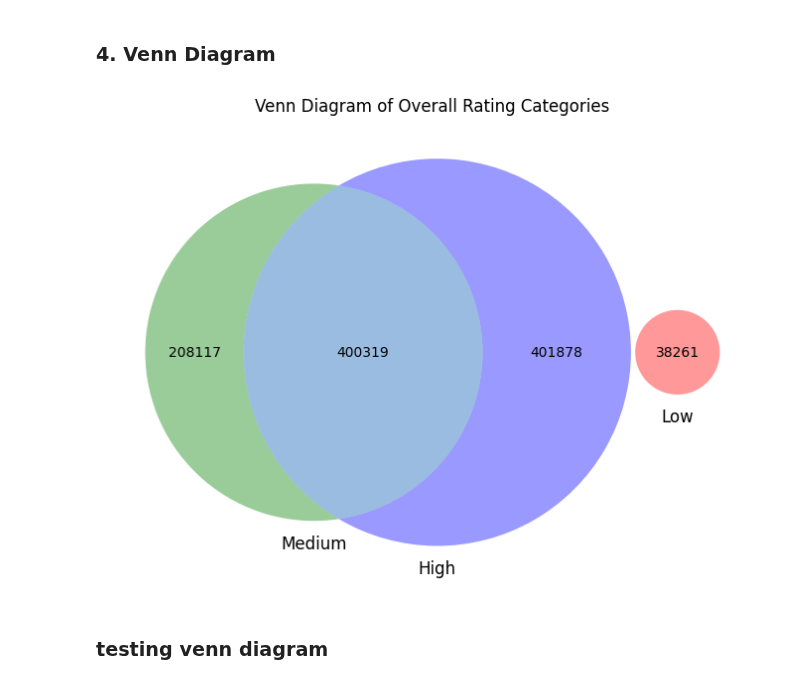
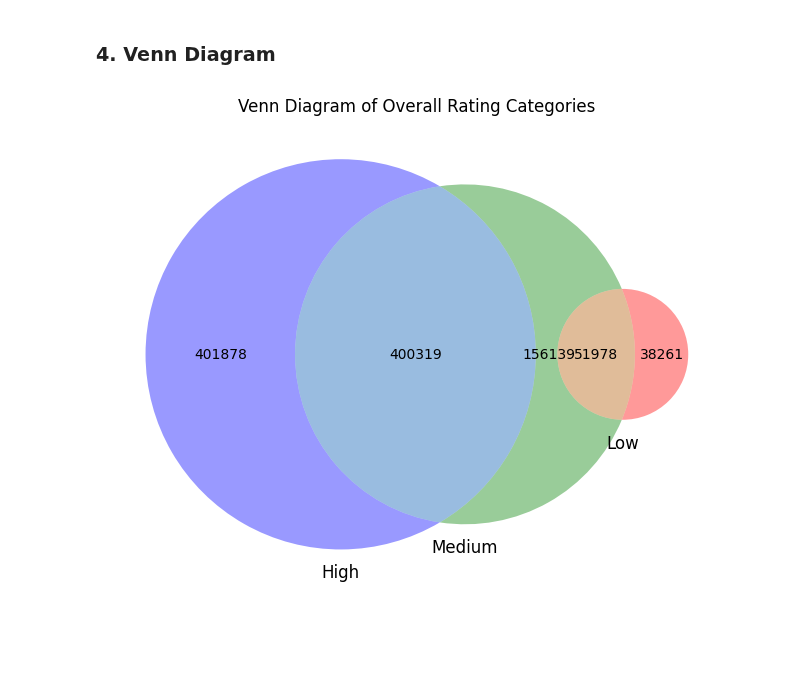
Before and after one commit to yceugene/DA_Proj_G7, a Jupyter notebook: src/main.ipynb, the cells around one changed output. Cells and saved outputs as stored; diff of their text form; code cells hidden in the pictures; blank space fills up the shorter version.

```diff
--- a/src/main.ipynb
+++ b/src/main.ipynb
@@ -318,26 +303,24 @@ IQR: 1.0;
 ### 4. Venn Diagram
 # %%
 # Define rating categories (for example, Low, Medium, High ratings)
-low = set(overall_rating[overall_rating < 2.0].index)
+low = set(overall_rating[overall_rating <= 2.0].index)
 medium = set(overall_rating[(overall_rating >= 2.0) & (overall_rating <= 4)].index)
 high = set(overall_rating[overall_rating >= 4].index)
 
 # Calculate the sizes of all 7 regions in the Venn diagram
 only_low = len(low - medium - high)
 only_medium = len(medium - low - high)
 only_high = len(high - low - medium)
 low_and_medium = len(low & medium - high)
 medium_and_high = len(medium & high - low)
 low_and_high = len(low & high - medium)
 all_three = len(low & medium & high)
 
 # Venn Diagram
 fig, ax = plt.subplots(figsize=(8, 5), layout='constrained')
 venn = venn3(subsets=(only_low, only_medium, low_and_medium, only_high, low_and_high, medium_and_high, all_three), set_labels=('Low', 'Medium', 'High'))
 
 plt.title('Venn Diagram of Overall Rating Categories')
 plt.show()
 # %% [output]
-[figure, old version]
+[figure, new version]
-# %% [markdown]
-### testing venn diagram
```
Also changed, not shown: parts of 9 cells of this notebook.
